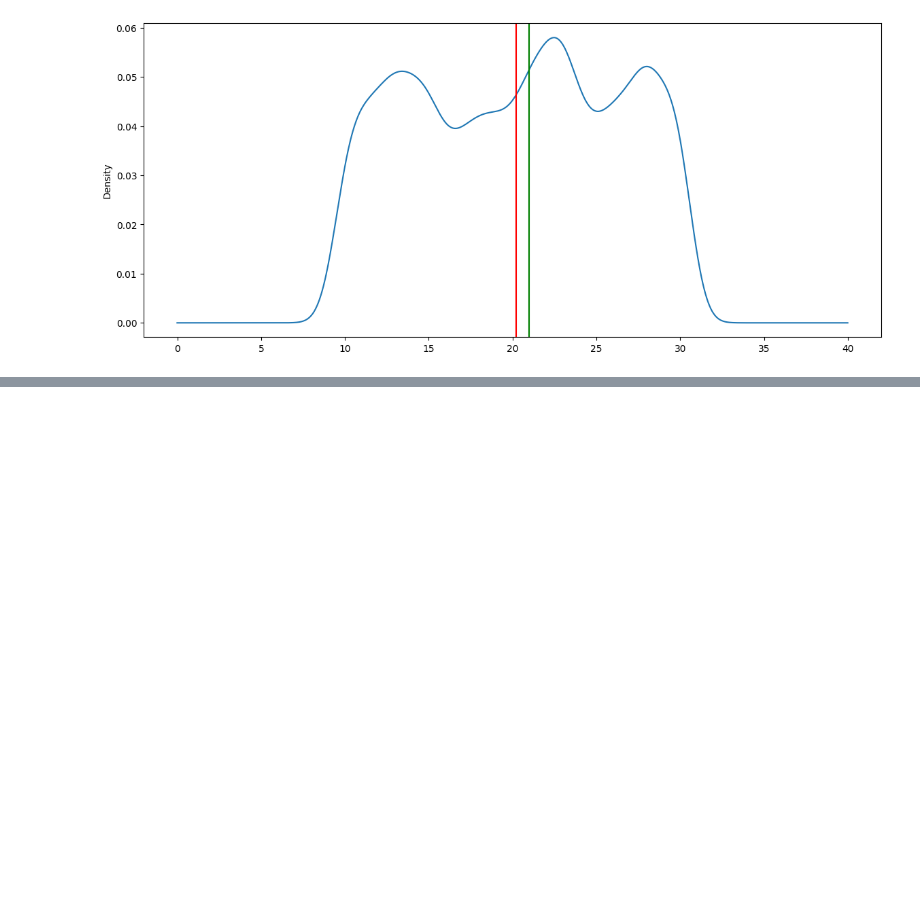
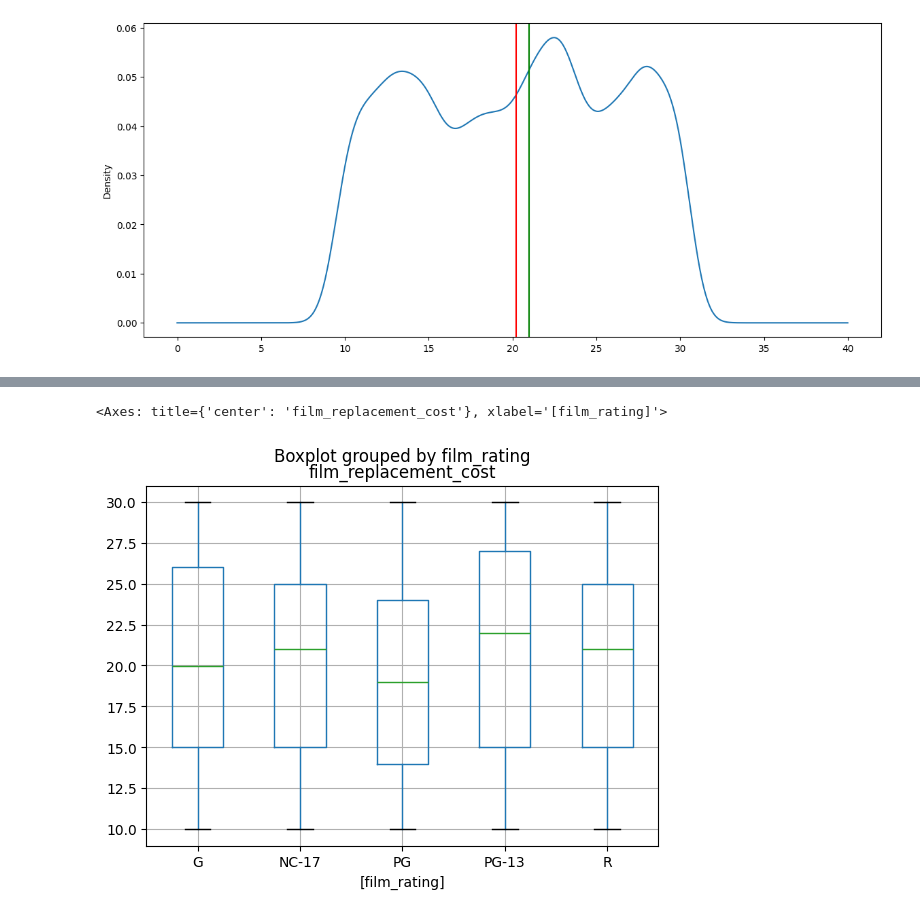
Before and after one commit to guocodes/FreeCodeCamp-Pandas-Real-Life-Example, a Jupyter notebook: Exercises_2.ipynb, the cells around one changed output, grey strips where cells are left out. Saved outputs shown, nothing was run; the diff lists cells and outputs as text; code cells hidden in the pictures; blank space fills up the shorter version.

```diff
--- a/Exercises_2.ipynb
+++ b/Exercises_2.ipynb
@@ -205,6 +226,10 @@ In the United States, film classification is a voluntary process with the rating
 Show a <b>grouped box plot</b> per film rating with the film replacement costs.
 # %%
 # your code goes here
+df[['film_replacement_cost','film_rating']].boxplot(by='film_rating')
+# %% [output]
+<Axes: title={'center': 'film_replacement_cost'}, xlabel='[film_rating]'>
+[figure, added]
 # %%
 df[['film_replacement_cost', 'film_rating']].boxplot(by='film_rating', figsize=(14,6))
 # %% [markdown]
```
Also changed, not shown: parts of 23 cells of this notebook.
